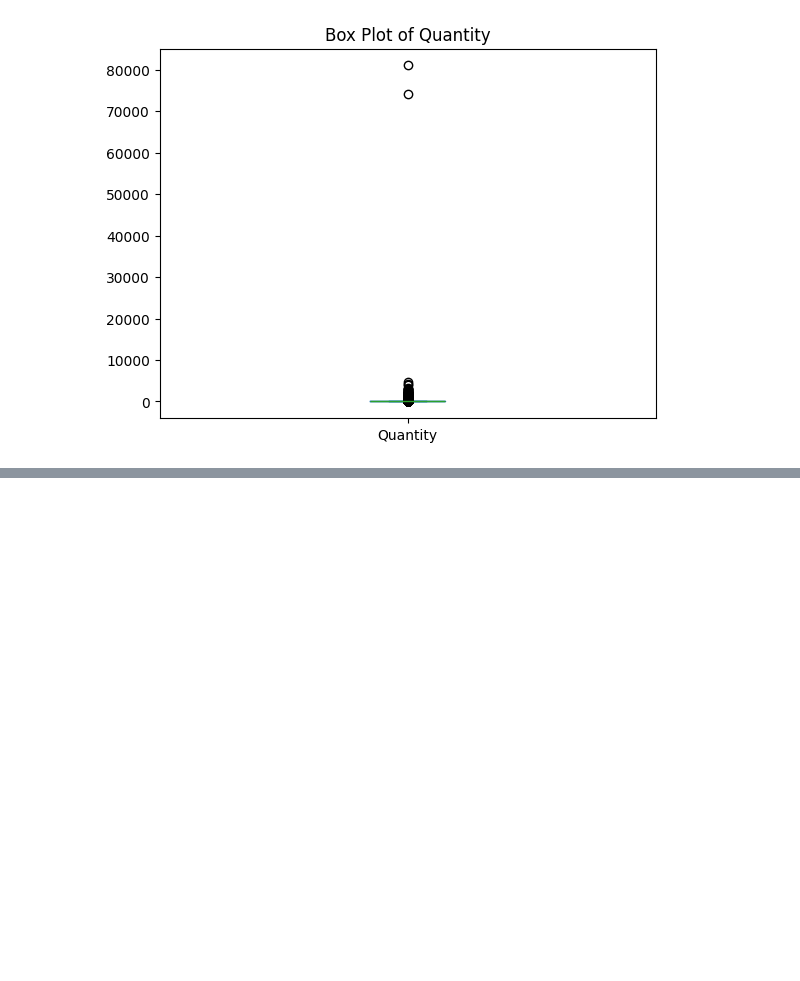
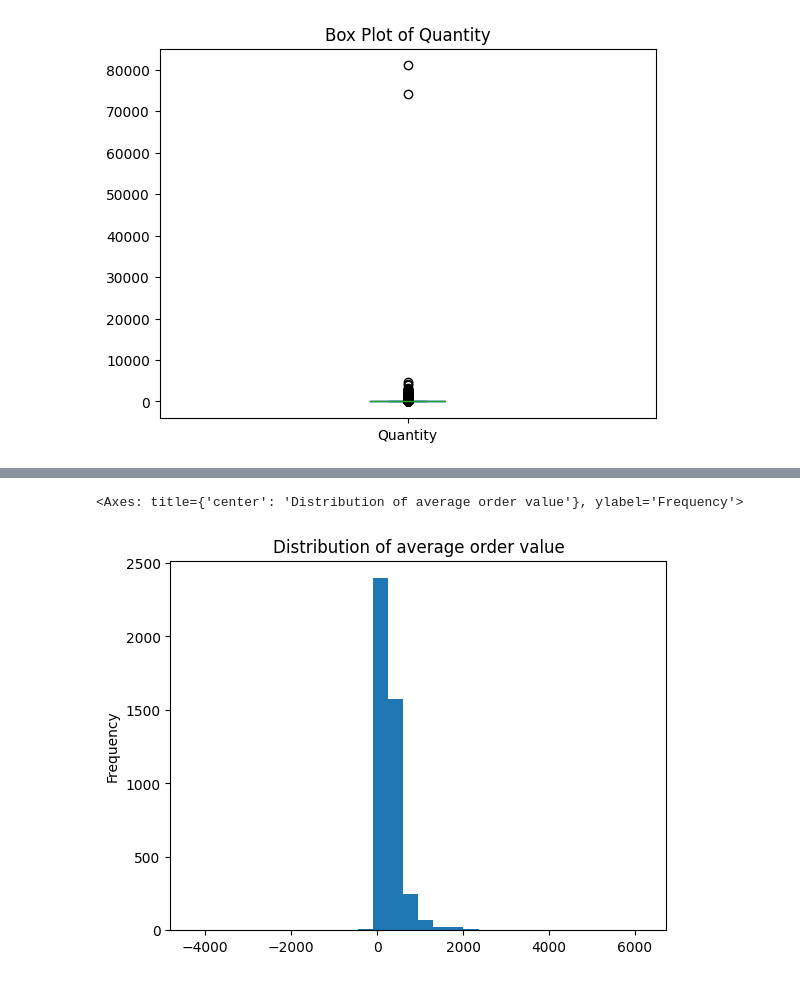
Before and after one commit to Break-Through-Tech/witOmni-1A-ai-powered-customer-intelligence-for-smarter-marketing, a Jupyter notebook: notebooks/witOmni_1A.ipynb, the cells around one changed output, grey strips where cells are left out. Saved outputs shown, nothing was run; the diff lists cells and outputs as text; code cells hidden in the pictures; blank space fills up the shorter version.

Commit message:
added more visualizaitons

```diff
--- a/notebooks/witOmni_1A.ipynb
+++ b/notebooks/witOmni_1A.ipynb
@@ -522,0 +540,5 @@ df['Quantity'].plot(kind='box', title='Box Plot of Quantity')
+# %%
+rfm["average_order_value"].plot(kind='hist', bins=30, title = "Distribution of average order value")
+# %% [output]
+<Axes: title={'center': 'Distribution of average order value'}, ylabel='Frequency'>
+[figure, added]
```
Also changed, not shown: parts of 15 cells of this notebook.
